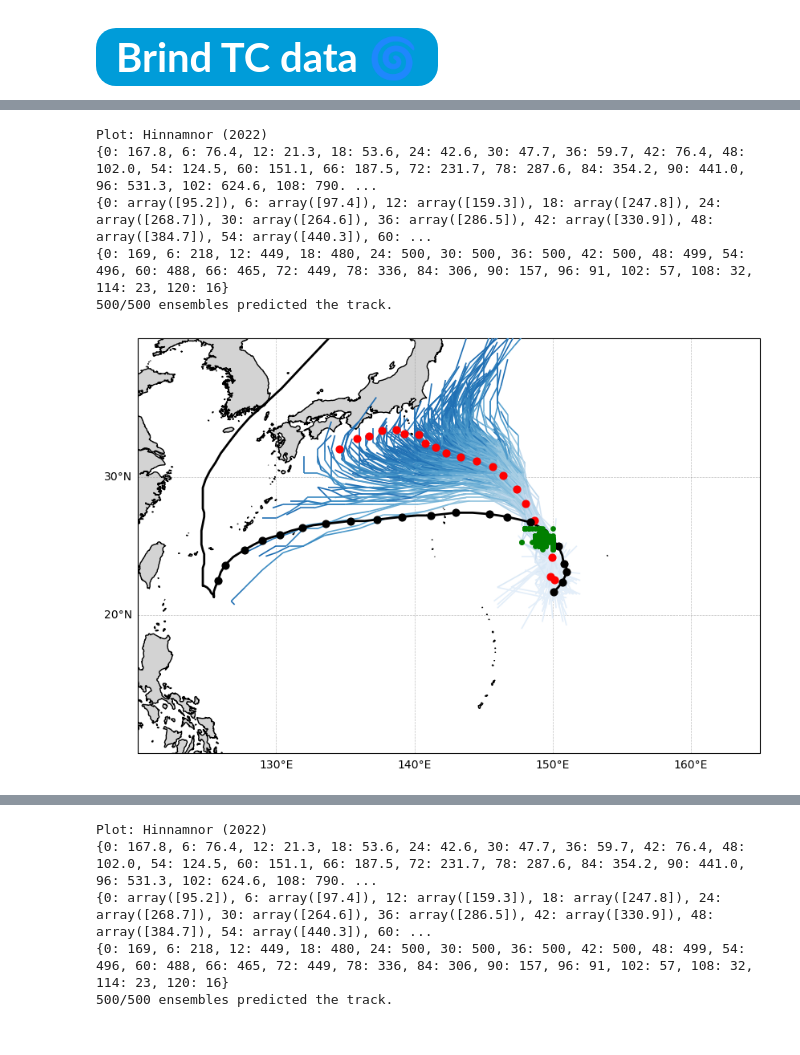
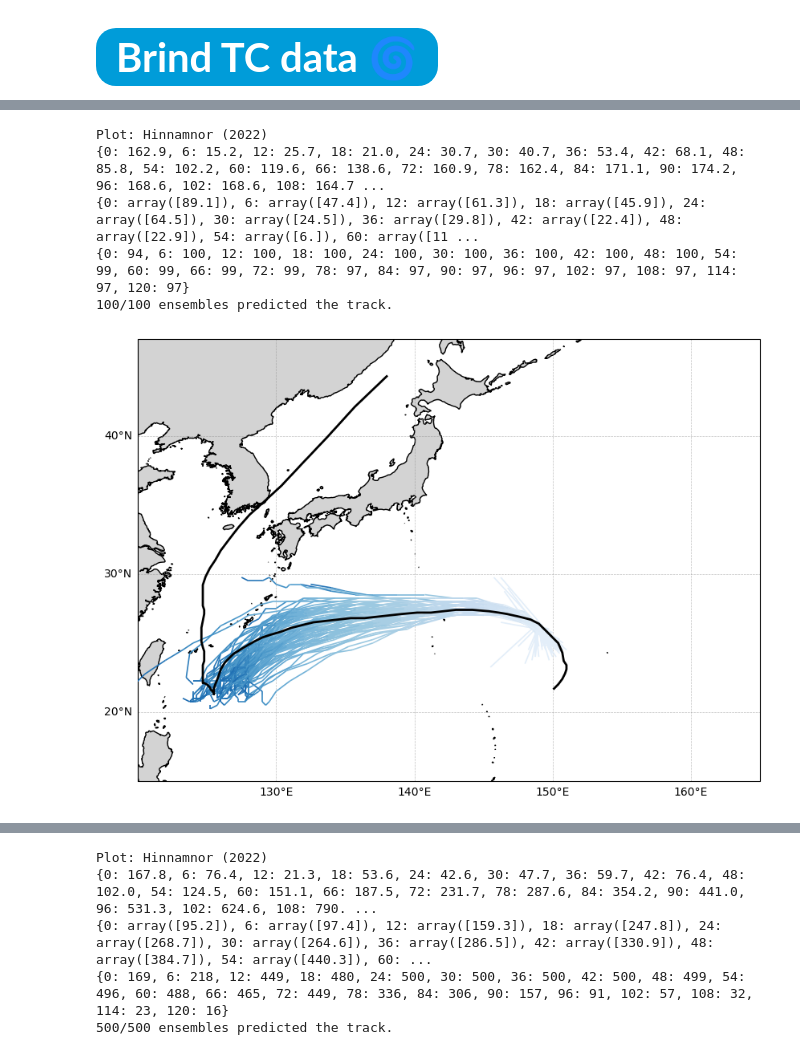
Before and after one commit to jjoo0727/Convective-Systems-Tropical-Dynamics-Laboratory, a Jupyter notebook: sensitivity/TC_track_and_vortex_remove.ipynb, the cells around one changed output, grey strips where cells are left out. Drawn from its saved outputs; the diff is of its cells as text; code cells hidden in the pictures.

```diff
--- a/sensitivity/TC_track_and_vortex_remove.ipynb
+++ b/sensitivity/TC_track_and_vortex_remove.ipynb
@@ -85,7 +85,7 @@ perturbation_scale = 0.05
 #예측 시간 지정, 초기 시간 지정, 앙상블 수
 predict_interval_list = np.arange(0,24*5+1,6)
 start_track_time = 24
-ens_list = range(0,500)
+ens_list = range(0,100)
 ens_num = len(ens_list)  # 앙상블 수
 new_ssv = 'y'           #새로 생성할 것인지 여부, n이면 기존 파일 불러옴
 retro_opt = 'td'        #다시 돌아가면서 태풍 추적시 강한 것만 추적하려면 td로
@@ -272,7 +272,7 @@ storm_configs = [
     # ('Haitang', 2005, ['2005/07/11/00UTC']),
     # ('Damrey', 2012, ['2012/07/27/00UTC']),
     # ('Noru', 2017, ['2017/07/24/00UTC']),
-    # ('Hinnamnor', 2022, ['2022/08/28/00UTC']),
+    ('Hinnamnor', 2022, ['2022/08/28/00UTC']),
     ('Hinnamnor', 2022, ['2022/08/27/00UTC'])
 ]
 
@@ -362,7 +362,7 @@ for storm_name, storm_year, key_time_list in storm_configs:
 
     print(f"Plot: {storm_name} ({storm_year})")
     fig, ax = plt.subplots(figsize=(10, 8), subplot_kw={'projection': ccrs.PlateCarree()})
-    plot_extent = [120, 165, 10, 40]
+    plot_extent = [120, 165, 15, 47]
     ax.set_extent(plot_extent, crs=ccrs.PlateCarree())
     ax.add_feature(cfeature.LAND, facecolor='lightgray')
     ax.coastlines("10m")
@@ -374,7 +374,7 @@ for storm_name, storm_year, key_time_list in storm_configs:
         'truncated_jet',
         original_cmap(np.linspace(0, 1, 100)) # 0.2~0.8 구간을 100단계로 추출
     )
-    ax.plot(storm_lon, storm_lat, color='black', linestyle='-', marker='', transform=ax.projection, zorder=10, linewidth=2)
+    ax.plot(storm_lon[:41], storm_lat[:41], color='black', linestyle='-', marker='', transform=ax.projection, zorder=10, linewidth=3)
 
     full_blues = plt.get_cmap('Blues')
     new_colors_blue = full_blues(np.linspace(0.1, 0.8, 256))
@@ -424,9 +424,9 @@ for storm_name, storm_year, key_time_list in storm_configs:
         snap_lon, snap_lat = storm_lon[storm_time == snap_time], storm_lat[storm_time == snap_time]
         avg_lon, avg_lat = weighted_avg_latlon(tar_pos[:,0], tar_pos[:,1])
 
-        ax.scatter(avg_lon, avg_lat, color = 'red', zorder = 11, s = 40)
+        # ax.scatter(avg_lon, avg_lat, color = 'red', zorder = 11, s = 40)
         # ax.text(avg_lon, avg_lat, t, zorder = 13, horizontalalignment='center', verticalalignment='center' )
-        ax.scatter(snap_lon, snap_lat, color = 'black', zorder = 12, s=40)
+        # ax.scatter(snap_lon, snap_lat, color = 'black', zorder = 12, s=40)
 
         # ax.text(snap_lon, snap_lat, t, zorder = 13, horizontalalignment='center', verticalalignment='center' )
 
@@ -445,7 +445,7 @@ for storm_name, storm_year, key_time_list in storm_configs:
     print(ens_error_dict)
     print(ens_num_dict)
 
-    ax.scatter(np.array(mid_pos)[:,0], np.array(mid_pos)[:,1], color = 'green', zorder = 12, s=15)
+    # ax.scatter(np.array(mid_pos)[:,0], np.array(mid_pos)[:,1], color = 'green', zorder = 12, s=15)
 
     print(f"{num}/{len(ens_list)} ensembles predicted the track.")
     plt.show()
@@ -470,6 +464,6 @@ for storm_name, storm_year, key_time_list in storm_configs:
 Plot: Hinnamnor (2022)
-{0: 167.8, 6: 76.4, 12: 21.3, 18: 53.6, 24: 42.6, 30: 47.7, 36: 59.7, 42: 76.4, 48: 102.0, 54: 124.5, 60: 151.1, 66: 187.5, 72: 231.7, 78: 287.6, 84: 354.2, 90: 441.0, 96: 531.3, 102: 624.6, 108: 790. ...
-{0: array([95.2]), 6: array([97.4]), 12: array([159.3]), 18: array([247.8]), 24: array([268.7]), 30: array([264.6]), 36: array([286.5]), 42: array([330.9]), 48: array([384.7]), 54: array([440.3]), 60: ...
-{0: 169, 6: 218, 12: 449, 18: 480, 24: 500, 30: 500, 36: 500, 42: 500, 48: 499, 54: 496, 60: 488, 66: 465, 72: 449, 78: 336, 84: 306, 90: 157, 96: 91, 102: 57, 108: 32, 114: 23, 120: 16}
-500/500 ensembles predicted the track.
+{0: 162.9, 6: 15.2, 12: 25.7, 18: 21.0, 24: 30.7, 30: 40.7, 36: 53.4, 42: 68.1, 48: 85.8, 54: 102.2, 60: 119.6, 66: 138.6, 72: 160.9, 78: 162.4, 84: 171.1, 90: 174.2, 96: 168.6, 102: 168.6, 108: 164.7 ...
+{0: array([89.1]), 6: array([47.4]), 12: array([61.3]), 18: array([45.9]), 24: array([64.5]), 30: array([24.5]), 36: array([29.8]), 42: array([22.4]), 48: array([22.9]), 54: array([6.]), 60: array([11 ...
+{0: 94, 6: 100, 12: 100, 18: 100, 24: 100, 30: 100, 36: 100, 42: 100, 48: 100, 54: 99, 60: 99, 66: 99, 72: 99, 78: 97, 84: 97, 90: 97, 96: 97, 102: 97, 108: 97, 114: 97, 120: 97}
+100/100 ensembles predicted the track.
-[figure, old version]
+[figure, new version]
```
Also changed, not shown: parts of 1 cell of this notebook, 4 other files.
